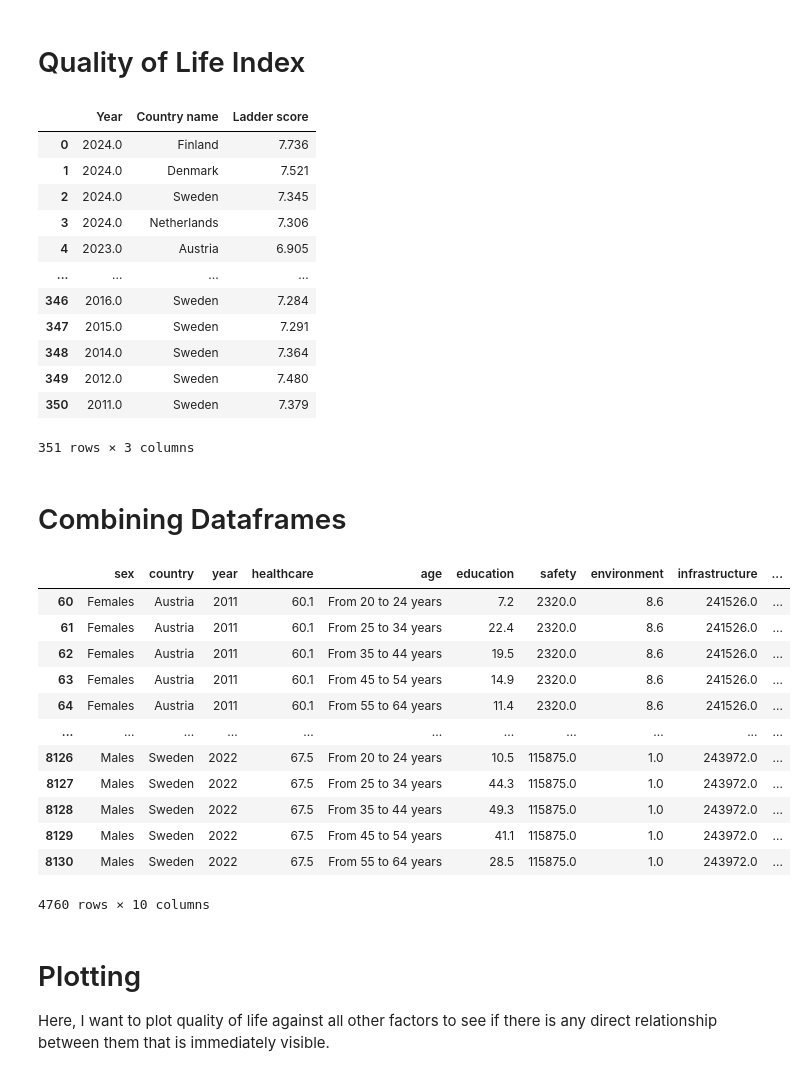
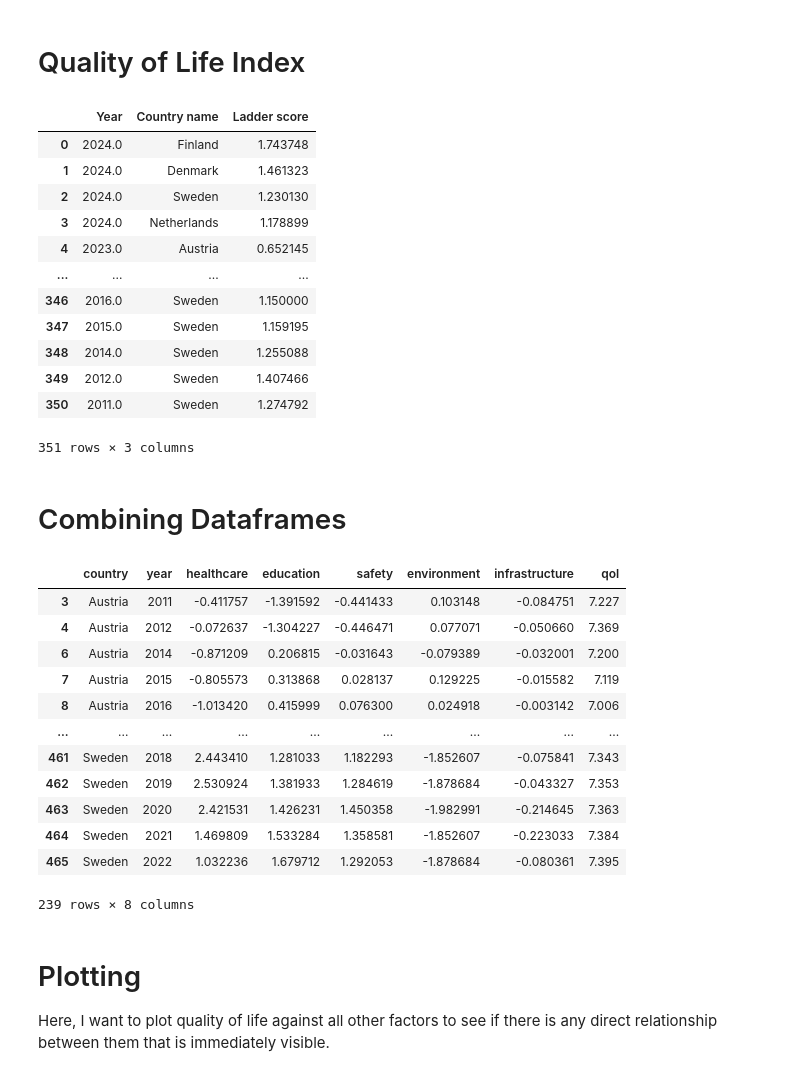
Before and after one commit to mke27/life, a Jupyter notebook: datasets/preprocessed-datasets/api_csv_data_cleaned.ipynb, the cells around one changed output. Drawn from its saved outputs; the diff is of its cells as text; code cells hidden in the pictures.

Commit message:
Saved standardized data in api_csv_data_cleaned

```diff
--- a/datasets/preprocessed-datasets/api_csv_data_cleaned.ipynb
+++ b/datasets/preprocessed-datasets/api_csv_data_cleaned.ipynb
@@ -86,10 +88,14 @@ def clean_df(df, indic, value, metadata_cols, unit = None, target_col = None):
 
     # If a target_col is specified, return only that column + metadata
     if target_col:
+
         if target_col not in df_wide.columns:
             raise ValueError(
                 f"Target column '{target_col}' not found. Available columns:\n{df_wide.columns.tolist()}"
             )
+        mean = df_wide[target_col].mean()
+        std = df_wide[target_col].std()
+        df_wide[target_col] = (df_wide[target_col] - mean) / std
         return df_wide[metadata_cols + [target_col]]
 
     # If no target_col specified, return everything
@@ -99,6 +105,6 @@ def clean_df(df, indic, value, metadata_cols, unit = None, target_col = None):
 # %%
 healthcare = api_to_df("https://ec.europa.eu/eurostat/api/dissemination/statistics/1.0/data/hlth_hlye?format=JSON&time=2008&time=2009&time=2010&time=2011&time=2012&time=2013&time=2014&time=2015&time=2016&time=2017&time=2018&time=2019&time=2020&time=2021&time=2022&geo=BE&geo=BG&geo=CZ&geo=DK&geo=DE&geo=EE&geo=IE&geo=EL&geo=ES&geo=FR&geo=HR&geo=IT&geo=CY&geo=LV&geo=LT&geo=LU&geo=HU&geo=MT&geo=NL&geo=AT&geo=PL&geo=PT&geo=RO&geo=SI&geo=SK&geo=FI&geo=SE&unit=YR&unit=PC&sex=M&sex=F&indic_he=HLY_0&indic_he=HLY_PC_0&indic_he=LE_0&indic_he=HLY_50&indic_he=HLY_PC_50&indic_he=LE_50&indic_he=HLY_65&indic_he=HLY_PC_65&indic_he=LE_65&lang=en")
 # %%
-healthcare_clean = clean_df(healthcare, "indic_he", "value", ["sex","geo","time"], "unit", "Healthy life years in absolute value at birth [Year]")
+healthcare_clean = clean_df(healthcare, "indic_he", "value", ["geo","time"], "unit", "Healthy life years in absolute value at birth [Year]")
 healthcare_clean
 # %% [output]
@@ -120,6 +126,6 @@ healthcare_clean
 # %%
 education = api_to_df("https://ec.europa.eu/eurostat/api/dissemination/statistics/1.0/data/edat_lfse_03?format=JSON&time=2008&time=2009&time=2010&time=2011&time=2012&time=2013&time=2014&time=2015&time=2016&time=2017&time=2018&time=2019&time=2020&time=2021&time=2022&geo=BE&geo=BG&geo=CZ&geo=DK&geo=DE&geo=EE&geo=IE&geo=EL&geo=ES&geo=FR&geo=HR&geo=IT&geo=CY&geo=LV&geo=LT&geo=LU&geo=HU&geo=MT&geo=NL&geo=AT&geo=PL&geo=PT&geo=RO&geo=SI&geo=SK&geo=FI&geo=SE&unit=PC&sex=M&sex=F&age=Y20-24&age=Y25-34&age=Y35-44&age=Y45-54&age=Y55-64&isced11=ED0-2&isced11=ED3_4&isced11=ED5-8&lang=en")
 # %%
-education_clean = clean_df(education, "isced11", "value",["sex","age","geo","time"], "unit", target_col="Tertiary education (levels 5-8) [Percentage]")
+education_clean = clean_df(education, "isced11", "value",["geo", "time"], "unit", target_col="Tertiary education (levels 5-8) [Percentage]")
 education_clean
 # %% [output]
@@ -217,63 +223,67 @@ df = df.dropna(axis=1, how='all')
 df.columns = df.columns.str.strip()
 df_filtered = df[["Year", "Country name", "Ladder score"]]
 
-df_eu = df_filtered[df_filtered["Country name"].isin(eu_countries)]
+qol_clean = df_filtered[df_filtered["Country name"].isin(eu_countries)]
 
-df_eu = df_eu.reset_index(drop=True)
+qol_clean = qol_clean.reset_index(drop=True)
 
-df_eu
+mean = qol_clean["Ladder score"].mean()
+std = qol_clean["Ladder score"].std()
+qol_clean["Ladder score"] = (qol_clean["Ladder score"] - mean) / std
+
+qol_clean
 # %% [output]
 |  | Year | Country name | Ladder score |
-| 0 | 2024.0 | Finland | 7.736 |
-| 1 | 2024.0 | Denmark | 7.521 |
-| 2 | 2024.0 | Sweden | 7.345 |
-| 3 | 2024.0 | Netherlands | 7.306 |
-| 4 | 2023.0 | Austria | 6.905 |
+| 0 | 2024.0 | Finland | 1.743748 |
+| 1 | 2024.0 | Denmark | 1.461323 |
+| 2 | 2024.0 | Sweden | 1.230130 |
+| 3 | 2024.0 | Netherlands | 1.178899 |
+| 4 | 2023.0 | Austria | 0.652145 |
 | ... | ... | ... | ... |
-| 346 | 2016.0 | Sweden | 7.284 |
-| 347 | 2015.0 | Sweden | 7.291 |
-| 348 | 2014.0 | Sweden | 7.364 |
-| 349 | 2012.0 | Sweden | 7.480 |
-| 350 | 2011.0 | Sweden | 7.379 |
+| 346 | 2016.0 | Sweden | 1.150000 |
+| 347 | 2015.0 | Sweden | 1.159195 |
+| 348 | 2014.0 | Sweden | 1.255088 |
+| 349 | 2012.0 | Sweden | 1.407466 |
+| 350 | 2011.0 | Sweden | 1.274792 |
 351 rows × 3 columns
 # %% [markdown]
 # Combining Dataframes
 # %%
 # standardizing columns
 def prep_df(df, time_col="time", country_col="geo", new_cols={}):
     df = df.rename(columns={time_col: "year", country_col: "country", **new_cols})
     df["year"] = df["year"].astype(int)
     return df
 
 healthcare = prep_df(healthcare_clean, new_cols={"Healthy life years in absolute value at birth [Year]": "healthcare"})
 education = prep_df(education_clean, new_cols={"Tertiary education (levels 5-8) [Percentage]": "education"})
 safety = prep_df(safety_clean, new_cols={"Unlawful acts involving controlled drugs or precursors [Number]": "safety"})
 environment = prep_df(env_clean, new_cols={"Total (excluding memo items) [Tonnes per capita]": "environment"})
 infrastructure = prep_df(inf_clean, new_cols={"Thousand passengers": "infrastructure"})
 qol = prep_df(df_eu, time_col="Year", country_col="Country name", new_cols={"Ladder score": "qol"})
 
 dfs = [healthcare, education, safety, environment, infrastructure, qol]
 combined = reduce(lambda left, right: pd.merge(left, right, on=["country", "year"], how="outer"), dfs)
 
-combined = combined.dropna(subset=["qol", "sex_x", "sex_y", "age", "education", "safety", "environment", "infrastructure"])
-combined = combined.drop(columns=["sex_y"])
-combined = combined.rename(columns={"sex_x": "sex"})
+combined = combined.dropna(subset=["qol", "education", "safety", "environment", "infrastructure"])
+
+combined.to_csv("all_data.csv")
 
 combined
 # %% [output]
-|  | sex | country | year | healthcare | age | education | safety | environment | infrastructure | ... |
-| 60 | Females | Austria | 2011 | 60.1 | From 20 to 24 years | 7.2 | 2320.0 | 8.6 | 241526.0 | ... |
-| 61 | Females | Austria | 2011 | 60.1 | From 25 to 34 years | 22.4 | 2320.0 | 8.6 | 241526.0 | ... |
-| 62 | Females | Austria | 2011 | 60.1 | From 35 to 44 years | 19.5 | 2320.0 | 8.6 | 241526.0 | ... |
-| 63 | Females | Austria | 2011 | 60.1 | From 45 to 54 years | 14.9 | 2320.0 | 8.6 | 241526.0 | ... |
-| 64 | Females | Austria | 2011 | 60.1 | From 55 to 64 years | 11.4 | 2320.0 | 8.6 | 241526.0 | ... |
-| ... | ... | ... | ... | ... | ... | ... | ... | ... | ... | ... |
-| 8126 | Males | Sweden | 2022 | 67.5 | From 20 to 24 years | 10.5 | 115875.0 | 1.0 | 243972.0 | ... |
-| 8127 | Males | Sweden | 2022 | 67.5 | From 25 to 34 years | 44.3 | 115875.0 | 1.0 | 243972.0 | ... |
-| 8128 | Males | Sweden | 2022 | 67.5 | From 35 to 44 years | 49.3 | 115875.0 | 1.0 | 243972.0 | ... |
-| 8129 | Males | Sweden | 2022 | 67.5 | From 45 to 54 years | 41.1 | 115875.0 | 1.0 | 243972.0 | ... |
-| 8130 | Males | Sweden | 2022 | 67.5 | From 55 to 64 years | 28.5 | 115875.0 | 1.0 | 243972.0 | ... |
+|  | country | year | healthcare | education | safety | environment | infrastructure | qol |
+| 3 | Austria | 2011 | -0.411757 | -1.391592 | -0.441433 | 0.103148 | -0.084751 | 7.227 |
+| 4 | Austria | 2012 | -0.072637 | -1.304227 | -0.446471 | 0.077071 | -0.050660 | 7.369 |
+| 6 | Austria | 2014 | -0.871209 | 0.206815 | -0.031643 | -0.079389 | -0.032001 | 7.200 |
+| 7 | Austria | 2015 | -0.805573 | 0.313868 | 0.028137 | 0.129225 | -0.015582 | 7.119 |
+| 8 | Austria | 2016 | -1.013420 | 0.415999 | 0.076300 | 0.024918 | -0.003142 | 7.006 |
+| ... | ... | ... | ... | ... | ... | ... | ... | ... |
+| 461 | Sweden | 2018 | 2.443410 | 1.281033 | 1.182293 | -1.852607 | -0.075841 | 7.343 |
+| 462 | Sweden | 2019 | 2.530924 | 1.381933 | 1.284619 | -1.878684 | -0.043327 | 7.353 |
+| 463 | Sweden | 2020 | 2.421531 | 1.426231 | 1.450358 | -1.982991 | -0.214645 | 7.363 |
+| 464 | Sweden | 2021 | 1.469809 | 1.533284 | 1.358581 | -1.852607 | -0.223033 | 7.384 |
+| 465 | Sweden | 2022 | 1.032236 | 1.679712 | 1.292053 | -1.878684 | -0.080361 | 7.395 |
-4760 rows × 10 columns
+239 rows × 8 columns
 # %% [markdown]
 # Plotting
 Here, I want to plot quality of life against all other factors to see if there is any direct relationship between them that is immediately visible.
```
Also changed, not shown: parts of 8 cells of this notebook, 1 other file.
